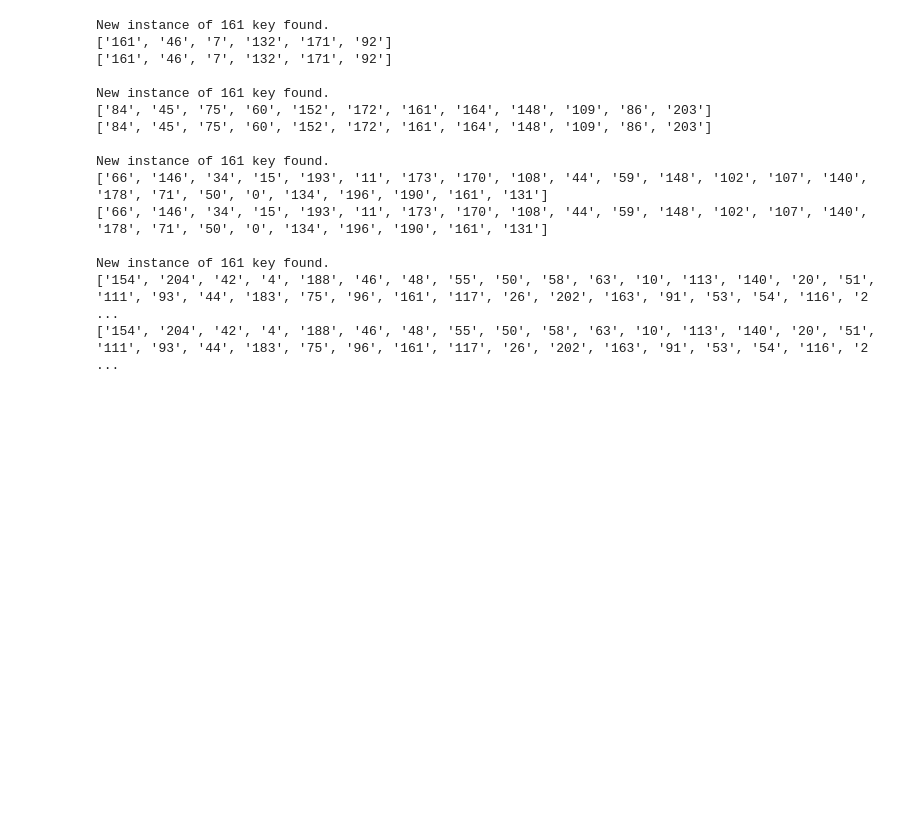
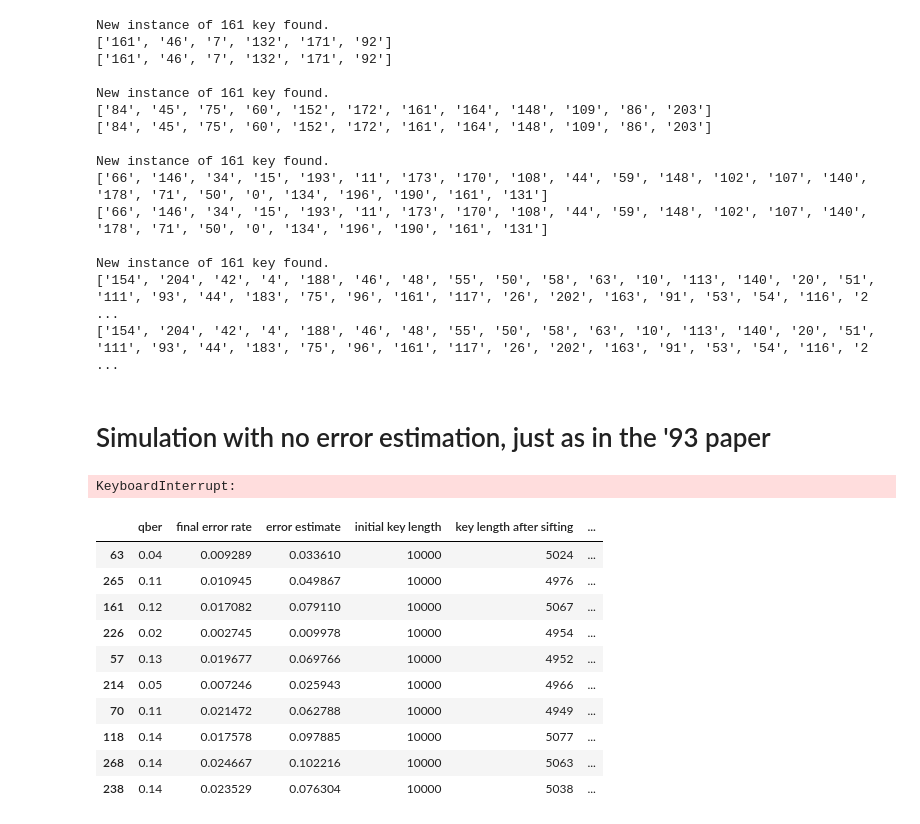
Before and after one commit to gnypit/pyqkd, a Jupyter notebook: main_tester.ipynb, the cells around one changed output. Cells and saved outputs as stored; diff of their text form; code cells hidden in the pictures; blank space fills up the shorter version.

```diff
--- a/main_tester.ipynb
+++ b/main_tester.ipynb
@@ -247,3 +272,49 @@ New instance of 161 key found.
 New instance of 161 key found.
 ['154', '204', '42', '4', '188', '46', '48', '55', '50', '58', '63', '10', '113', '140', '20', '51', '111', '93', '44', '183', '75', '96', '161', '117', '26', '202', '163', '91', '53', '54', '116', '2 ...
 ['154', '204', '42', '4', '188', '46', '48', '55', '50', '58', '63', '10', '113', '140', '20', '51', '111', '93', '44', '183', '75', '96', '161', '117', '26', '202', '163', '91', '53', '54', '116', '2 ...
+# %% [markdown]
+# Simulation with no error estimation, just as in the '93 paper
+# %%
+# Create an empty list to store the dictionaries
+results93_list = []
+
+for i in range(20):
+
+    for qber in tqdm(arange(start=0.01, stop=0.16, step=0.01)):
+        simulation_results = simulation_bb84(
+            alice_basis_length=10000,
+            disturbance_probability=qber,
+            cascade_n_passes=4,
+            error_estimation='none'
+        )
+
+        # Append the results as a new dictionary to the list
+        new_row = {
+            'qber': qber,
+            'final error rate': simulation_results.get('error rate'),
+            'error estimate': simulation_results.get('error estimate'),
+            'initial key length': simulation_results.get('key length history').get('qubits'),
+            'key length after sifting': simulation_results.get('key length history').get('sifting'),
+            'key length after err est': simulation_results.get('key length history').get('error estimation'),
+            'key length after err corr': simulation_results.get('key length history').get('error correction')
+        }
+        results93_list.append(new_row)
+
+# Create a DataFrame from the list of dictionaries
+results93_df = pd.DataFrame(results_list)
+# %% [output]
+KeyboardInterrupt:
+# %%
+results93_df.sample(10)
+# %% [output]
+|  | qber | final error rate | error estimate | initial key length | key length after sifting | ... |
+| 63 | 0.04 | 0.009289 | 0.033610 | 10000 | 5024 | ... |
+| 265 | 0.11 | 0.010945 | 0.049867 | 10000 | 4976 | ... |
+| 161 | 0.12 | 0.017082 | 0.079110 | 10000 | 5067 | ... |
+| 226 | 0.02 | 0.002745 | 0.009978 | 10000 | 4954 | ... |
+| 57 | 0.13 | 0.019677 | 0.069766 | 10000 | 4952 | ... |
+| 214 | 0.05 | 0.007246 | 0.025943 | 10000 | 4966 | ... |
+| 70 | 0.11 | 0.021472 | 0.062788 | 10000 | 4949 | ... |
+| 118 | 0.14 | 0.017578 | 0.097885 | 10000 | 5077 | ... |
+| 268 | 0.14 | 0.024667 | 0.102216 | 10000 | 5063 | ... |
+| 238 | 0.14 | 0.023529 | 0.076304 | 10000 | 5038 | ... |
```
Also changed, not shown: parts of 1 cell of this notebook, 1 other file.
